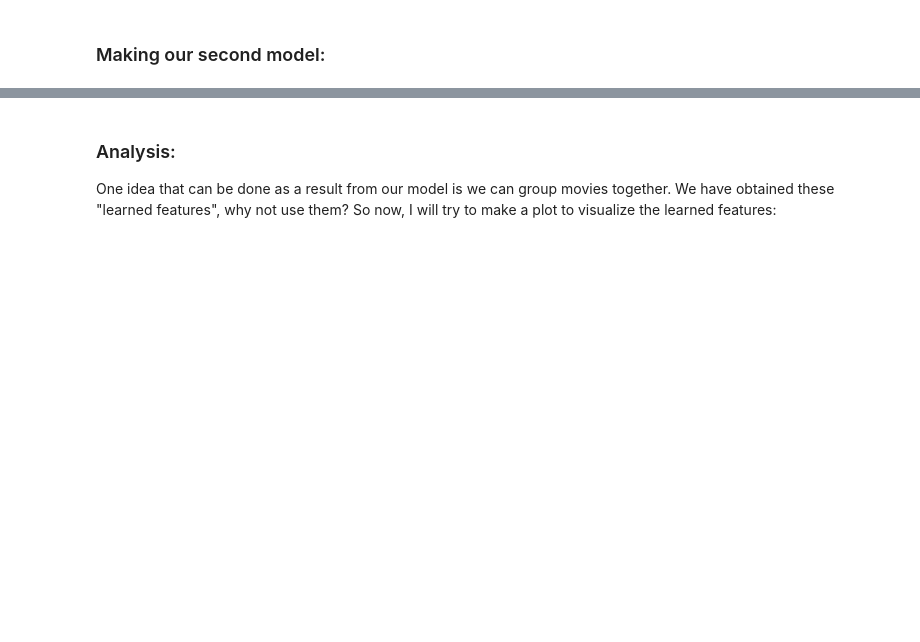
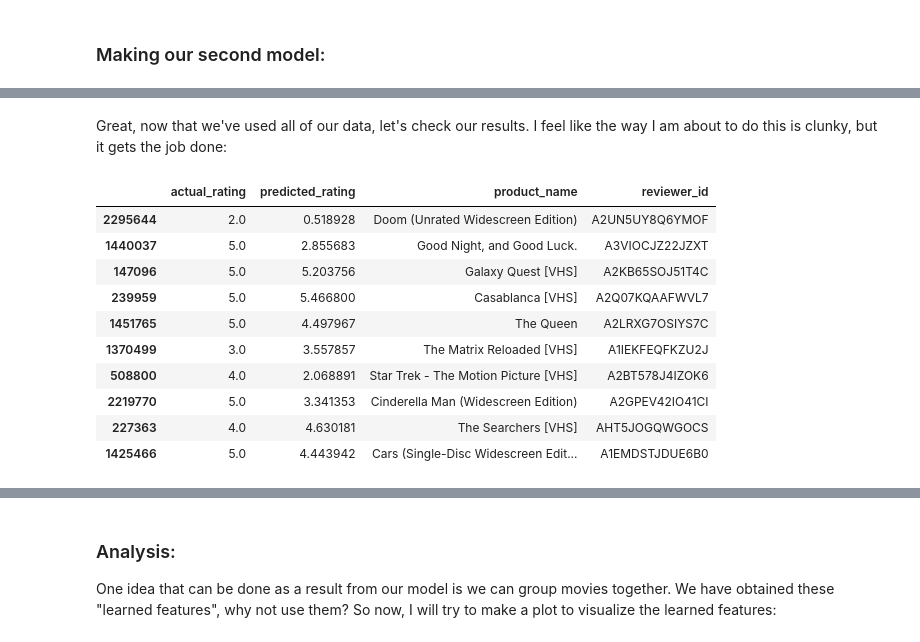
Before and after one commit to AndrewLim1990/recommender_post2, a Jupyter notebook: src/amazon_models.ipynb, the cells around one changed output, grey strips where cells are left out. Saved outputs shown, nothing was run; the diff lists cells and outputs as text; code cells hidden in the pictures; blank space fills up the shorter version.

```diff
--- a/src/amazon_models.ipynb
+++ b/src/amazon_models.ipynb
@@ -25,6 +23,7 @@ Using TensorFlow backend.
 # %%
 # Constants:
-#NUM_OF_REVIEWS = 1000000
+REDUCED_NUM_REVIEWERS = 1000
+REDUCED_NUM_PRODUCTS = 1000
 MIN_NUM_REVIEWS_MOVIE = 250
 MIN_NUM_REVIEWS_PERSON = 10
 # %%
@@ -352,0 +343,43 @@ This is a huge improvement! Awesome! Next, I will try to do some analysis on the
+# %% [markdown]
+Great, now that we've used all of our data, let's check our results. I feel like the way I am about to do this is clunky, but it gets the job done:
+# %%
+# Initializing parameters:
+n_reviews = rating_df.shape[0]
+prediction_list = list()
+title_list = list()
+
+# Matching ratings with proper reviewer and product:
+for i in range(n_reviews):
+    rev_id = rating_df.iloc[i].reviewer_id
+    prod_id = rating_df.iloc[i].asin
+
+    rev_index = reviewerID_to_index_map[rev_id]
+    prod_index = productID_to_index_map[prod_id]
+
+    prediction = X_pred[rev_index, prod_index]
+    title = productID_to_title_map[prod_id]
+
+    title_list.append(title)
+    prediction_list.append(prediction)
+
+# Making dataframe:
+result_df = pd.DataFrame({"reviewer_id": rating_df.reviewer_id,
+                          "product_name": title_list,
+                          "actual_rating": rating_df.overall,
+                          "predicted_rating": prediction_list
+                         })
+
+# Peaking at results:
+shuffle(result_df, random_state=4242).head(10)
+# %% [output]
+|  | actual_rating | predicted_rating | product_name | reviewer_id |
+| 2295644 | 2.0 | 0.518928 | Doom (Unrated Widescreen Edition) | A2UN5UY8Q6YMOF |
+| 1440037 | 5.0 | 2.855683 | Good Night, and Good Luck. | A3VIOCJZ22JZXT |
+| 147096 | 5.0 | 5.203756 | Galaxy Quest [VHS] | A2KB65SOJ51T4C |
+| 239959 | 5.0 | 5.466800 | Casablanca [VHS] | A2Q07KQAAFWVL7 |
+| 1451765 | 5.0 | 4.497967 | The Queen | A2LRXG7OSIYS7C |
+| 1370499 | 3.0 | 3.557857 | The Matrix Reloaded [VHS] | A1IEKFEQFKZU2J |
+| 508800 | 4.0 | 2.068891 | Star Trek - The Motion Picture [VHS] | A2BT578J4IZOK6 |
+| 2219770 | 5.0 | 3.341353 | Cinderella Man (Widescreen Edition) | A2GPEV42IO41CI |
+| 227363 | 4.0 | 4.630181 | The Searchers [VHS] | AHT5JOGQWGOCS |
+| 1425466 | 5.0 | 4.443942 | Cars (Single-Disc Widescreen Edit... | A1EMDSTJDUE6B0 |
```
Also changed, not shown: parts of 47 cells of this notebook.
